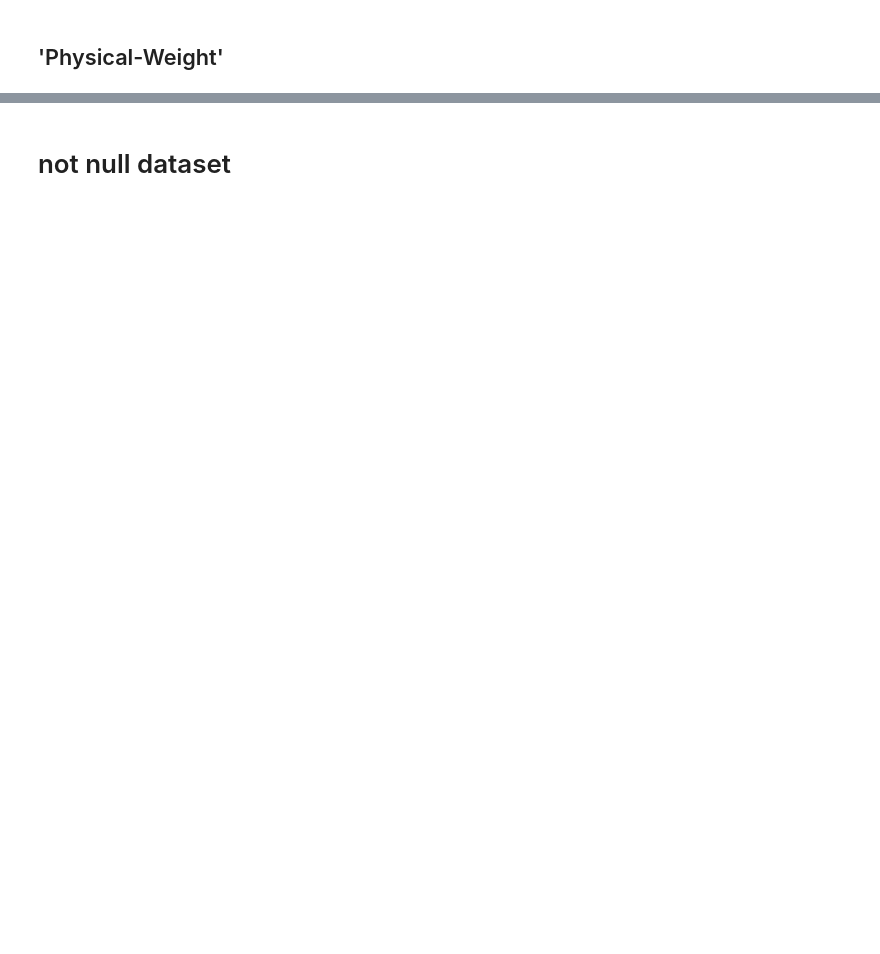
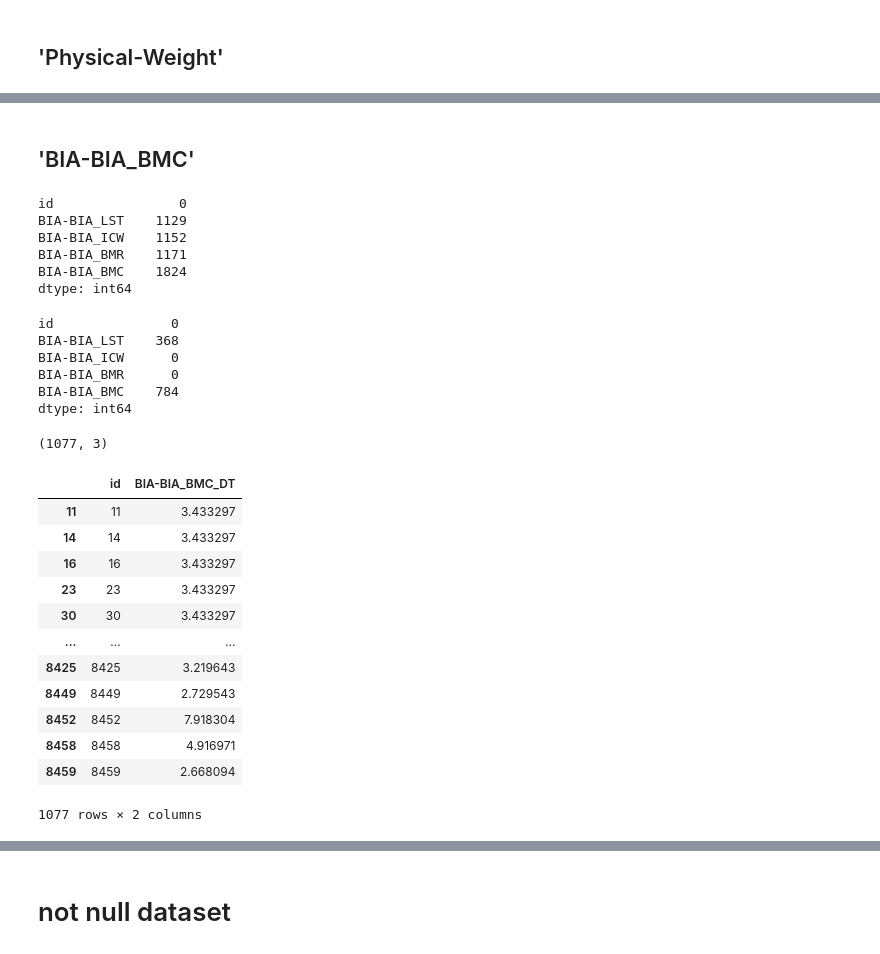
Before and after one commit to alicecalderini/DATAMINING_2-Project, a Jupyter notebook: 4.DATA CLEANING/Decision_Tree_NULL.ipynb, the cells around one changed output, grey strips where cells are left out. Drawn from its saved outputs; the diff is of its cells as text; code cells hidden in the pictures; blank space fills up the shorter version.

```diff
--- a/4.DATA CLEANING/Decision_Tree_NULL.ipynb
+++ b/4.DATA CLEANING/Decision_Tree_NULL.ipynb
@@ -2559,0 +2739,4 @@ dtype: int64
+# %%
+df_notna=df_notna.merge(df_unknown,on=['id'],how="left")
+df_notna.loc[((df_notna['BIA-BIA_DEE']==0) |(df_notna['BIA-BIA_DEE'].isna()) | (df_notna['BIA-BIA_DEE']==1863.98)), 'BIA-BIA_DEE'] = df_notna['BIA-BIA_DEE_DT']
+df_notna.isnull().sum()
@@ -2559,0 +2761,52 @@ dtype: int64
+# %% [markdown]
+## 'BIA-BIA_BMC'
+# %%
+attributes = ['id','BIA-BIA_LST' ,
+'BIA-BIA_ICW',
+'BIA-BIA_BMR' ,
+'BIA-BIA_BMC']
+df_unknown=df_notna[attributes][(df_notna['BIA-BIA_BMC']<=0) |(df_notna['BIA-BIA_BMC'].isna()) | (df_notna['BIA-BIA_BMC']==3.92272)].copy()
+df_unknown.isnull().sum()
+# %% [output]
+id                0
+BIA-BIA_LST    1129
+BIA-BIA_ICW    1152
+BIA-BIA_BMR    1171
+BIA-BIA_BMC    1824
+dtype: int64
+# %%
+df_unknown=df_unknown.dropna(subset=['BIA-BIA_BMR','BIA-BIA_ICW'])
+df_unknown.isnull().sum()
+# %% [output]
+id               0
+BIA-BIA_LST    368
+BIA-BIA_ICW      0
+BIA-BIA_BMR      0
+BIA-BIA_BMC    784
+dtype: int64
+# %%
+attributes = [col for col in df_unknown.columns if col not in ['BIA-BIA_BMC','id']]
+X_unknown = df_unknown[attributes].values
+predicted_value = dt_reg_BMC.predict(X_unknown)
+# %%
+X_unknown.shape
+# %% [output]
+(1077, 3)
+# %%
+df_unknown['BIA-BIA_BMC_DT'] = predicted_value
+df_unknown=df_unknown[['id','BIA-BIA_BMC_DT']]
+df_unknown
+# %% [output]
+|  | id | BIA-BIA_BMC_DT |
+| 11 | 11 | 3.433297 |
+| 14 | 14 | 3.433297 |
+| 16 | 16 | 3.433297 |
+| 23 | 23 | 3.433297 |
+| 30 | 30 | 3.433297 |
+| ... | ... | ... |
+| 8425 | 8425 | 3.219643 |
+| 8449 | 8449 | 2.729543 |
+| 8452 | 8452 | 7.918304 |
+| 8458 | 8458 | 4.916971 |
+| 8459 | 8459 | 2.668094 |
+1077 rows × 2 columns
```
Also changed, not shown: parts of 73 cells of this notebook, 1 other file.
